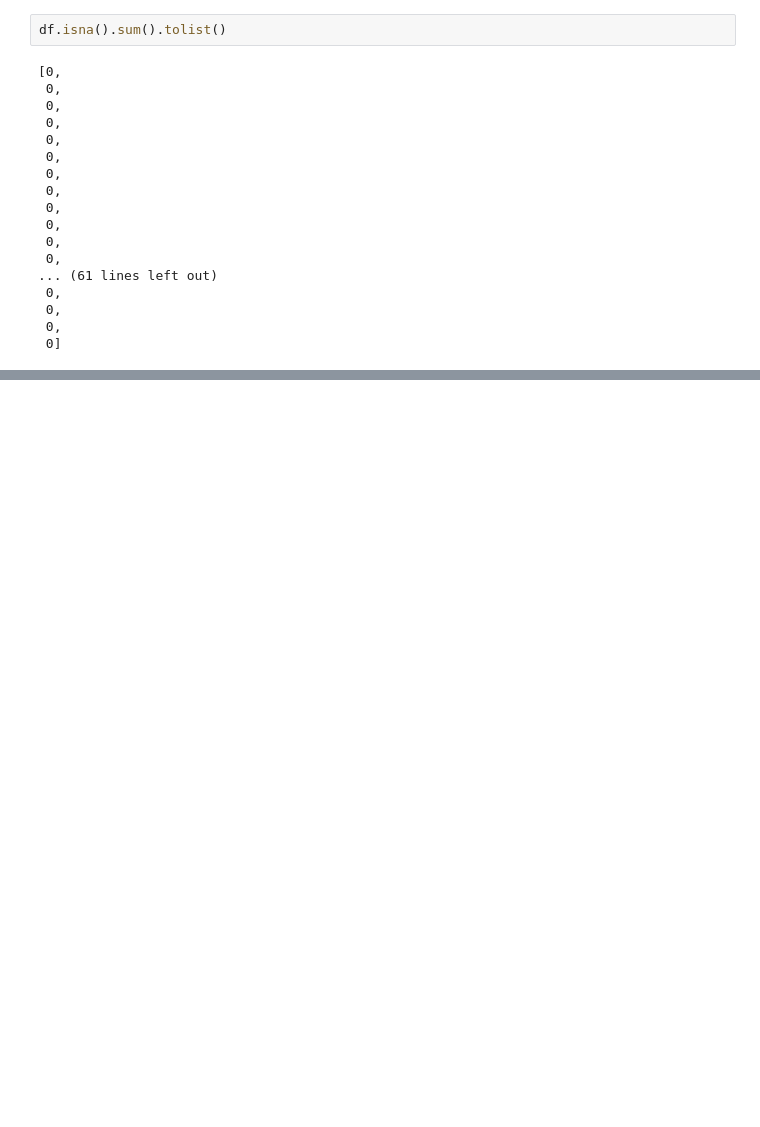
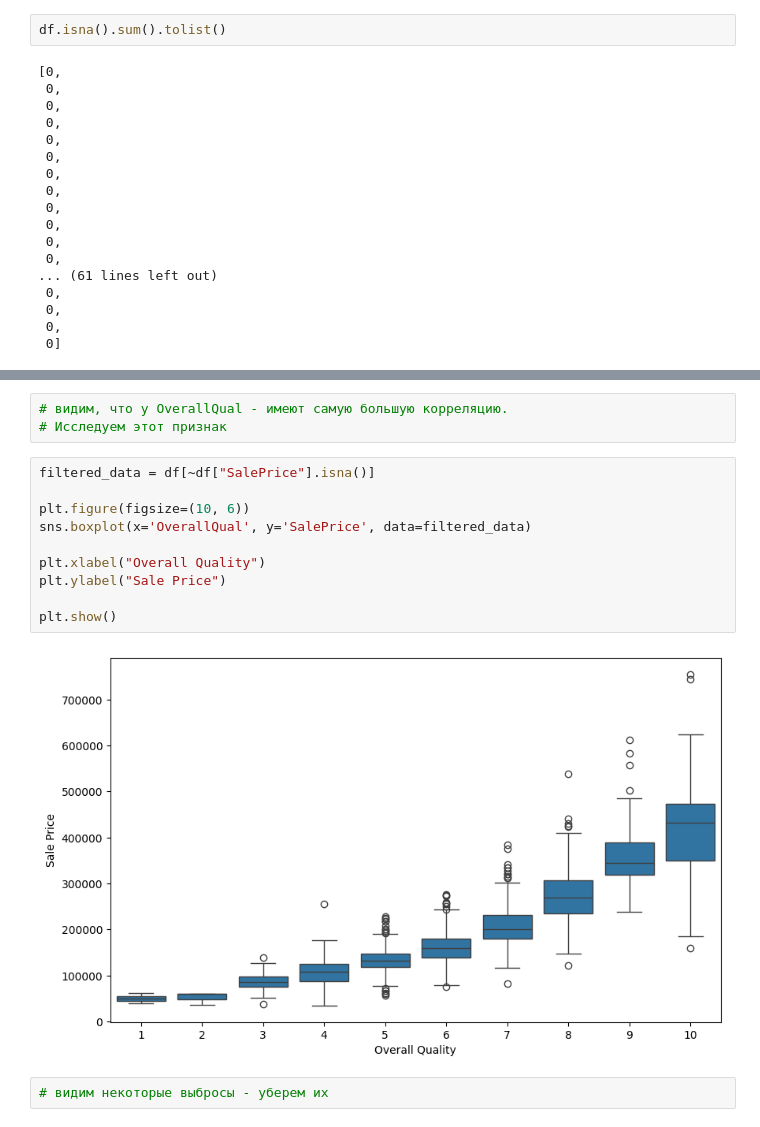
Before and after one commit to tynegr/Data_Analysis_HSE, a Jupyter notebook: script_and_data/eda.ipynb, the cells around one changed output, grey strips where cells are left out. Saved outputs shown, nothing was run; the diff lists cells and outputs as text; blank space fills up the shorter version.

```diff
--- a/script_and_data/eda.ipynb
+++ b/script_and_data/eda.ipynb
@@ -483,0 +539,17 @@ df.isna().sum().tolist()
+# %%
+# видим, что у OverallQual - имеют самую большую корреляцию.
+# Исследуем этот признак
+# %%
+filtered_data = df[~df["SalePrice"].isna()]
+
+plt.figure(figsize=(10, 6))
+sns.boxplot(x='OverallQual', y='SalePrice', data=filtered_data)
+
+plt.xlabel("Overall Quality")
+plt.ylabel("Sale Price")
+
+plt.show()
+# %% [output]
+[figure, added]
+# %%
+# видим некоторые выбросы - уберем их
```
Also changed, not shown: parts of 32 cells of this notebook.
